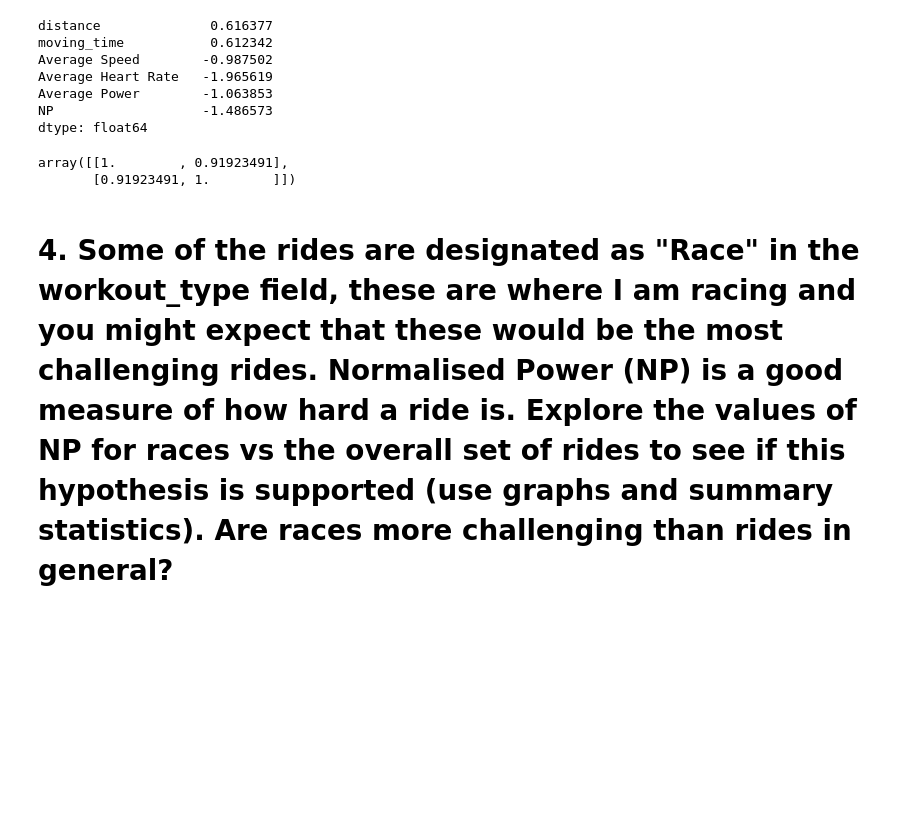
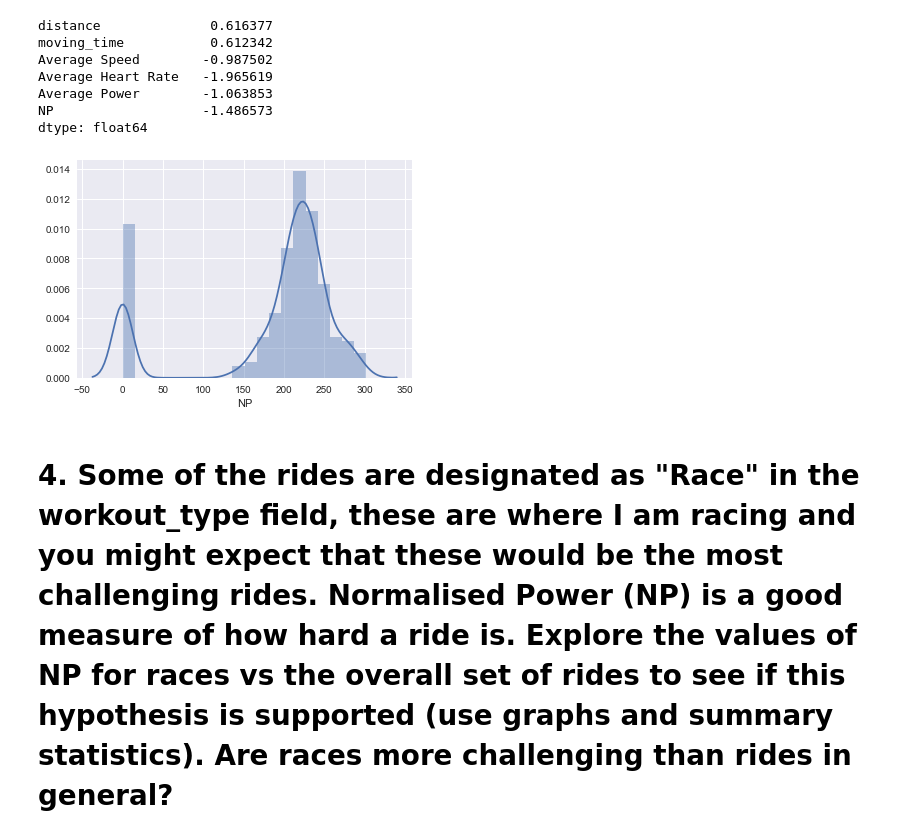
Before and after one commit to bhagyashreedhebe/Portfolios, a Jupyter notebook: Portfolio 1.ipynb, the cells around one changed output. Cells and saved outputs as stored; diff of their text form; code cells hidden in the pictures; blank space fills up the shorter version.

```diff
--- a/Portfolio 1.ipynb
+++ b/Portfolio 1.ipynb
@@ -275,7 +300,7 @@ import numpy as np
-# %%
-np.corrcoef(joined_df.distance, joined_df.moving_time)
-# %% [output]
-array([[1.        , 0.91923491],
-       [0.91923491, 1.        ]])
+# %%
+p = sns.distplot(joined_df.NP)
+plt.show()
+# %% [output]
+[figure, added]
 # %% [markdown]
 # 4. Some of the rides are designated as "Race" in the workout_type field, these are where I am racing and you might expect that these would be the most challenging rides. Normalised Power (NP) is a good measure of how hard a ride is. Explore the values of NP for races vs the overall set of rides to see if this hypothesis is supported (use graphs and summary statistics). Are races more challenging than rides in general?
```
Also changed, not shown: parts of 37 cells of this notebook, 1 other file.
